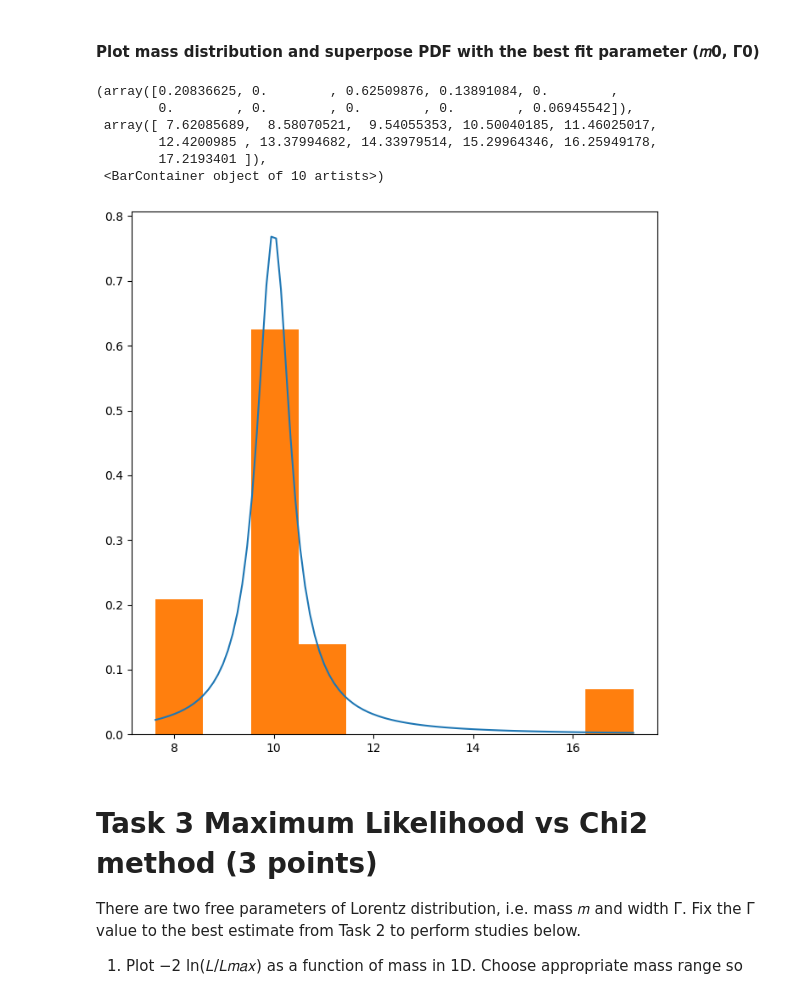
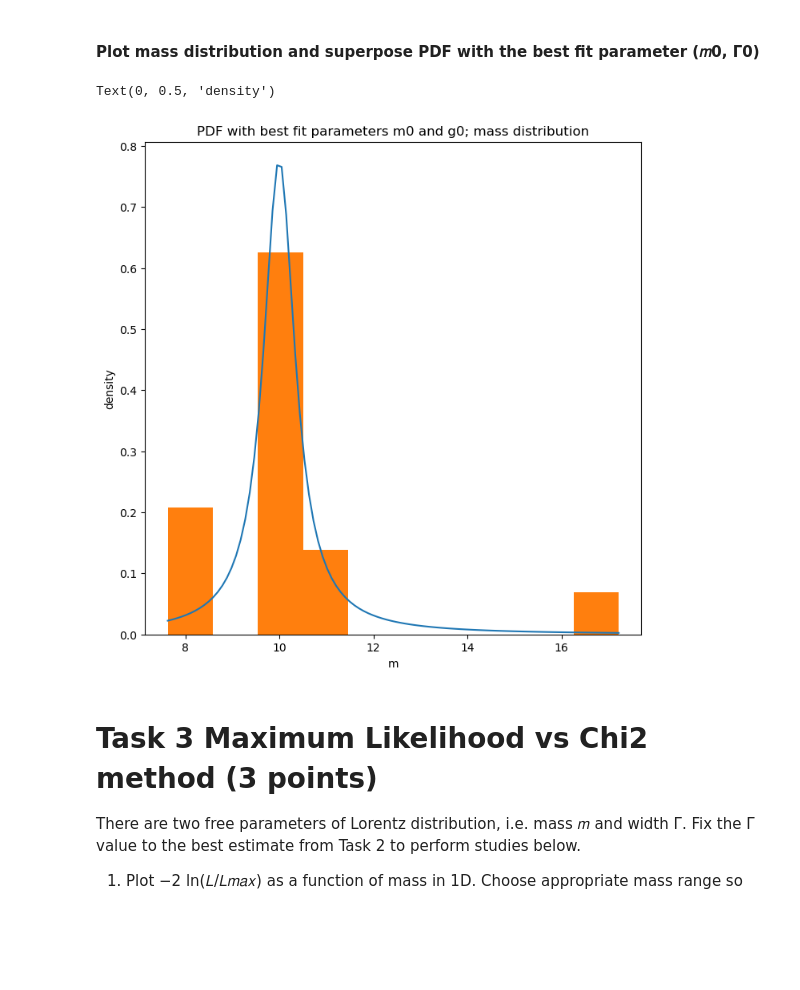
Before and after one commit to kmdao/434, a Jupyter notebook: Lab 4/lab4_Dao.ipynb, the cells around one changed output. Saved outputs shown, nothing was run; the diff lists cells and outputs as text; code cells hidden in the pictures; blank space fills up the shorter version.

```diff
--- a/Lab 4/lab4_Dao.ipynb
+++ b/Lab 4/lab4_Dao.ipynb
@@ -159,25 +161,26 @@ plt.show()
 # %% [markdown]
 #### Plot mass distribution and superpose PDF with the best fit parameter (𝑚0, Γ0)
 # %%
-# Define x and y values for plot
+# Define x and y value arrays for plot
 x = mvals
+
+# likelihood using best fit params
 def c_pdf(m_vals, m0, g0):
     return cauchy.pdf(m_vals, loc=m0, scale=g0)
 
-# Plot
+# Plot mass dist. with PDF using m0 and g0
 fig, ax = plt.subplots(figsize=(8,8))
-ax.plot(x, c_pdf(x,m0,g0))
+ax.plot(x, c_pdf(x,m0,g0)) # PDF with m0 and g0
 
-# Superpose pdf
+# Superpose mass dist. from part 1
 ax.hist(mass, density=True)
+
+plt.title('PDF with best fit parameters m0 and g0; mass distribution')
+ax.set_xlabel('m')
+ax.set_ylabel('density')
 # %% [output]
-(array([0.20836625, 0.        , 0.62509876, 0.13891084, 0.        ,
-        0.        , 0.        , 0.        , 0.        , 0.06945542]),
- array([ 7.62085689,  8.58070521,  9.54055353, 10.50040185, 11.46025017,
-        12.4200985 , 13.37994682, 14.33979514, 15.29964346, 16.25949178,
-        17.2193401 ]),
- <BarContainer object of 10 artists>)
+Text(0, 0.5, 'density')
-[figure, old version]
+[figure, new version]
 # %% [markdown]
 # Task 3 Maximum Likelihood vs Chi2 method (3 points)
 There are two free parameters of Lorentz distribution, i.e. mass 𝑚 and width Γ. Fix the Γ value
```
Also changed, not shown: parts of 9 cells of this notebook, 1 other file.
